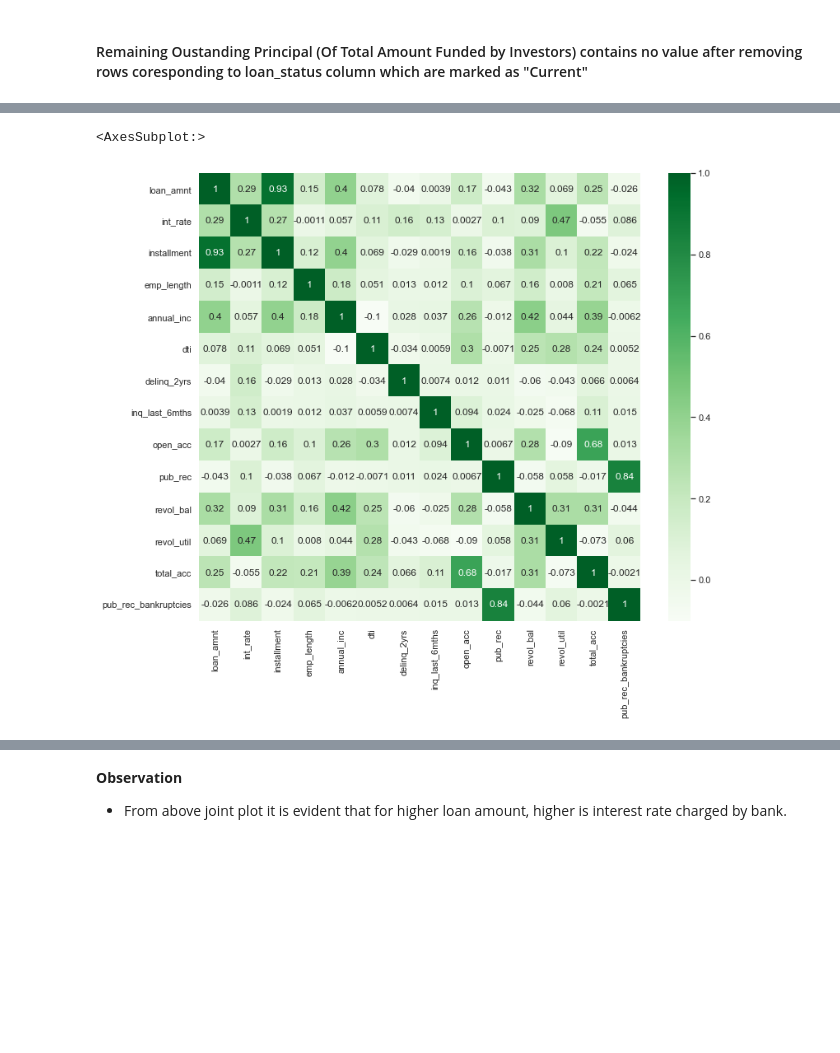
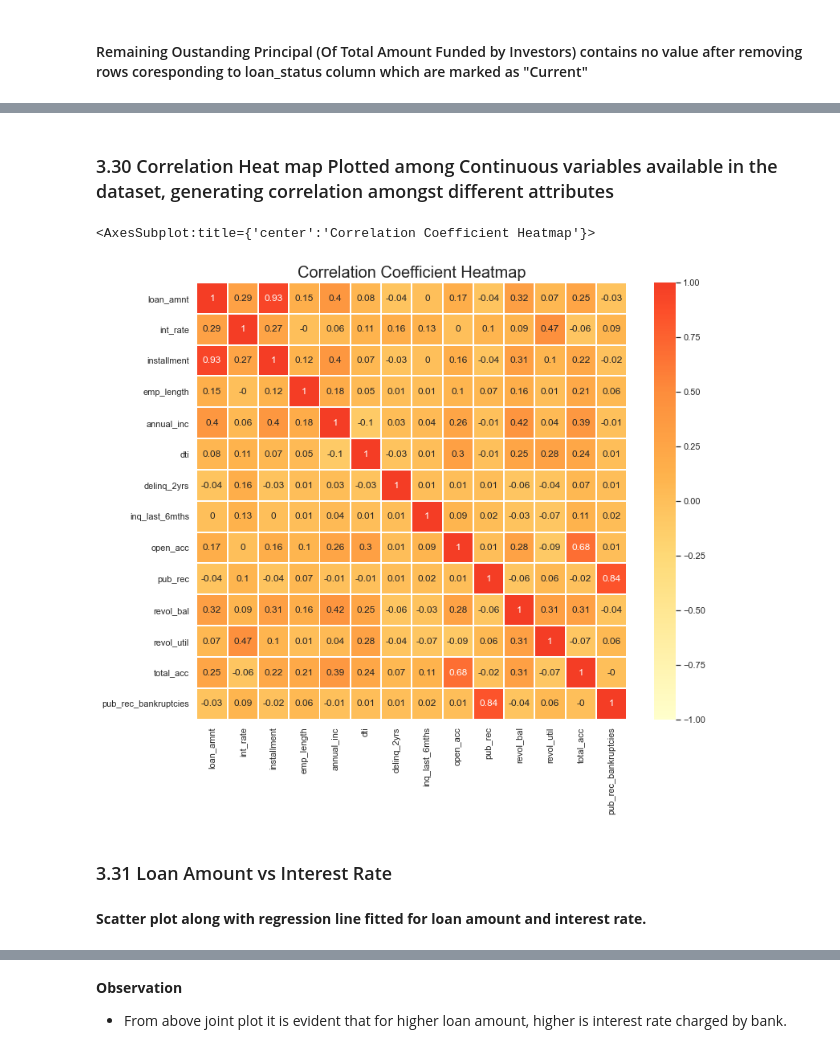
Before and after one commit to akshaykadam100/Lending-Club-Case-Study, a Jupyter notebook: Group_Facilitator_Akshay.ipynb, the cells around one changed output, grey strips where cells are left out. Drawn from its saved outputs; the diff is of its cells as text; code cells hidden in the pictures; blank space fills up the shorter version.

```diff
--- a/Group_Facilitator_Name.ipynb
+++ b/Group_Facilitator_Akshay.ipynb
@@ -2755,9 +2780,18 @@ Name: out_prncp_inv_category, dtype: object
+# %% [markdown]
+### 3.30 Correlation Heat map Plotted among Continuous variables available in the dataset, generating correlation amongst different attributes
 # %%
-continuous_var = ['loan_amnt', 'int_rate', 'installment','emp_length', 'annual_inc', 'dti', 'delinq_2yrs', 'inq_last_6mths', 'open_acc', 'pub_rec', 'revol_bal', 'revol_util','total_acc',  'pub_rec_bankruptcies']
+continuous_var = ['loan_amnt', 'int_rate', 'installment', 'emp_length', 'annual_inc',
+                  'dti', 'delinq_2yrs', 'inq_last_6mths', 'open_acc', 'pub_rec',
+                  'revol_bal', 'revol_util','total_acc', 'pub_rec_bankruptcies']
 # %%
-corr = raw_data[continuous_var].corr()
-sns.heatmap(corr, annot=True, center=0.5, cmap = "Greens")
+corr = round(raw_data[continuous_var].corr(), 2)
+plt.title('Correlation Coefficient Heatmap', fontdict={'fontsize': 20})
+sns.heatmap(corr, annot=True, center=0.5, cmap = "YlOrRd", robust=True, vmin=-1, vmax=1, linewidth=1)
 # %% [output]
-<AxesSubplot:>
+<AxesSubplot:title={'center':'Correlation Coefficient Heatmap'}>
-[figure, old version]
+[figure, new version]
+# %% [markdown]
+### 3.31 Loan Amount vs Interest Rate
+# %% [markdown]
+**Scatter plot along with regression line fitted for loan amount and interest rate.**
 # %%
```
Also changed, not shown: parts of 28 cells of this notebook, 1 other file.
